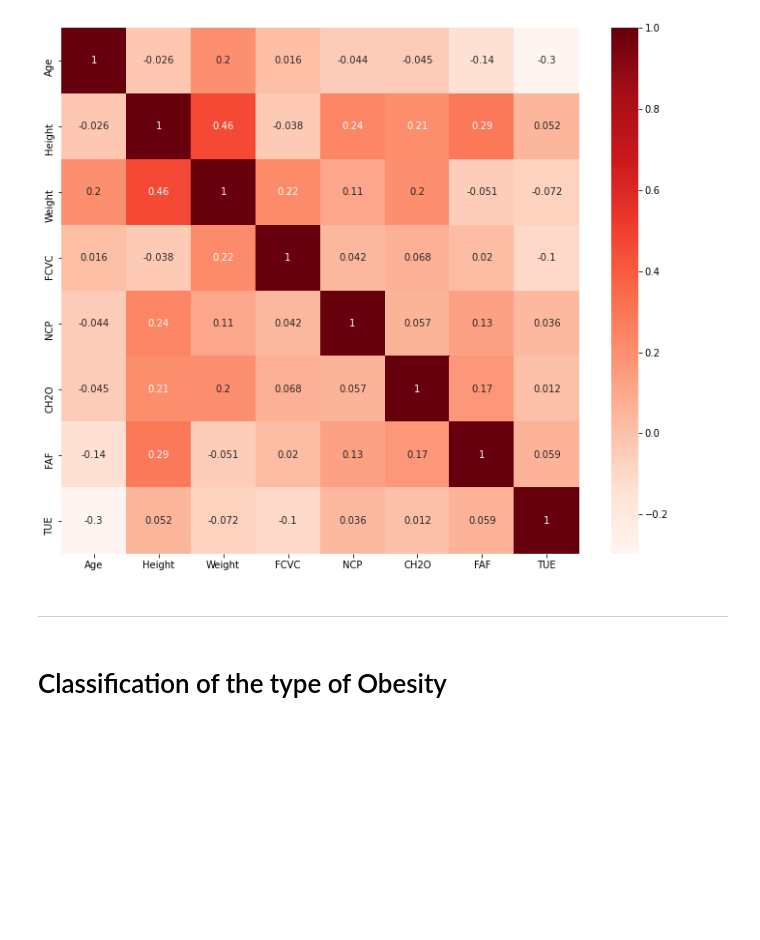
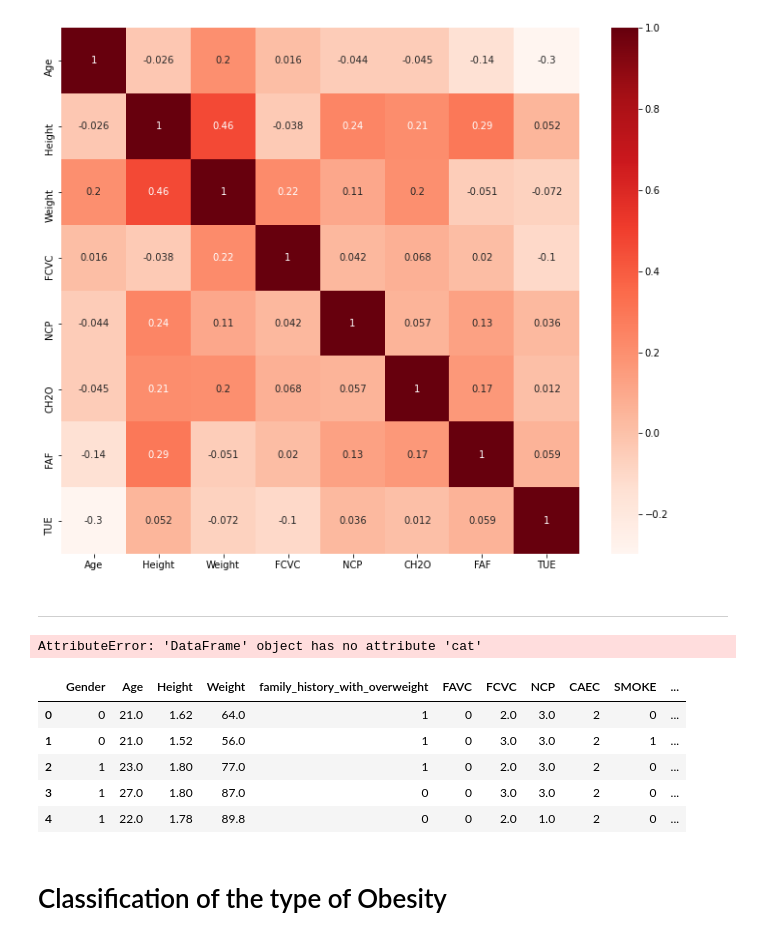
Before and after one commit to Leodespt/Projet_Python, a Jupyter notebook: Leonard_Test.ipynb, the cells around one changed output. Saved outputs shown, nothing was run; the diff lists cells and outputs as text; code cells hidden in the pictures; blank space fills up the shorter version.

```diff
--- a/Leonard_Test.ipynb
+++ b/Leonard_Test.ipynb
@@ -25,3 +10,6 @@ df.head(10)
+# %%
+url = 'https://github.com/Leodespt/Projet_Python/blob/main/ObesityDataSet_raw_and_data_sinthetic.csv?raw=true'
+df = pd.read_csv(url)
 # %%
 print('The data shape before cleaning is : ',df.shape)
 # %% [output]
@@ -449,6 +437,28 @@ plt.show()
 [figure]
 # %% [markdown]
 ______________________________________________________________________________________________________________________________________________________________________________________________________________
+# %%
+df = df.astype('category').cat.codes
+# %% [output]
+AttributeError: 'DataFrame' object has no attribute 'cat'
+# %%
+df["Gender"] = df["Gender"].astype('category').cat.codes
+df["family_history_with_overweight"] = df["family_history_with_overweight"].astype('category').cat.codes
+df["FAVC"] = df["FAVC"].astype('category').cat.codes
+df["CAEC"] = df["CAEC"].astype('category').cat.codes
+df["SMOKE"] = df["SMOKE"].astype('category').cat.codes
+df["SCC"] = df["SCC"].astype('category').cat.codes
+df["CALC"] = df["CALC"].astype('category').cat.codes
+df["MTRANS"] = df["MTRANS"].astype('category').cat.codes
+df["NObeyesdad"] = df["NObeyesdad"].astype('category').cat.codes
+df.head()
+# %% [output]
+|  | Gender | Age | Height | Weight | family_history_with_overweight | FAVC | FCVC | NCP | CAEC | SMOKE | ... |
+| 0 | 0 | 21.0 | 1.62 | 64.0 | 1 | 0 | 2.0 | 3.0 | 2 | 0 | ... |
+| 1 | 0 | 21.0 | 1.52 | 56.0 | 1 | 0 | 3.0 | 3.0 | 2 | 1 | ... |
+| 2 | 1 | 23.0 | 1.80 | 77.0 | 1 | 0 | 2.0 | 3.0 | 2 | 0 | ... |
+| 3 | 1 | 27.0 | 1.80 | 87.0 | 0 | 0 | 3.0 | 3.0 | 2 | 0 | ... |
+| 4 | 1 | 22.0 | 1.78 | 89.8 | 0 | 0 | 2.0 | 1.0 | 2 | 0 | ... |
 # %% [markdown]
 # Classification of the type of Obesity
 # %% [markdown]
```
Also changed, not shown: parts of 1 cell of this notebook.
